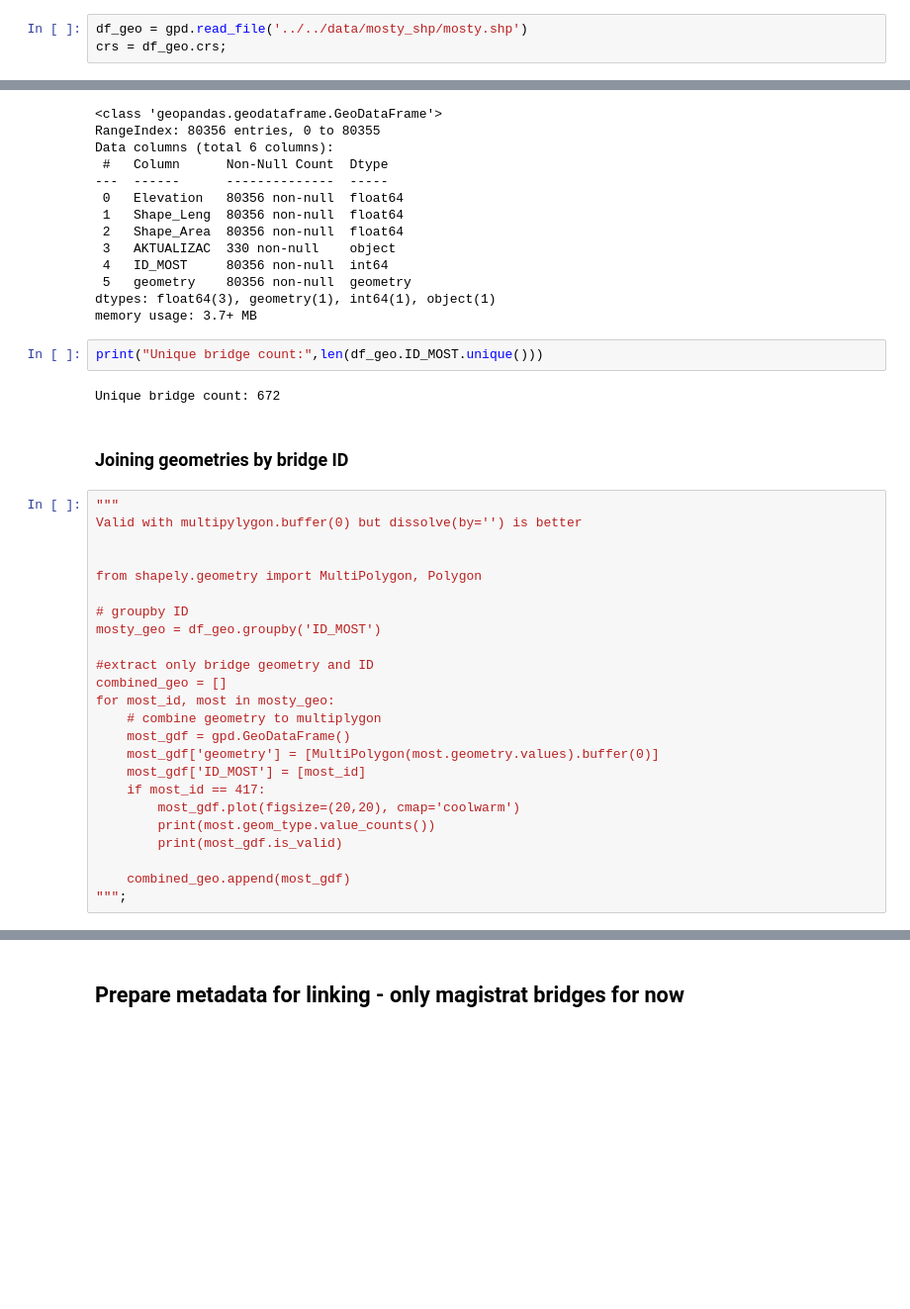
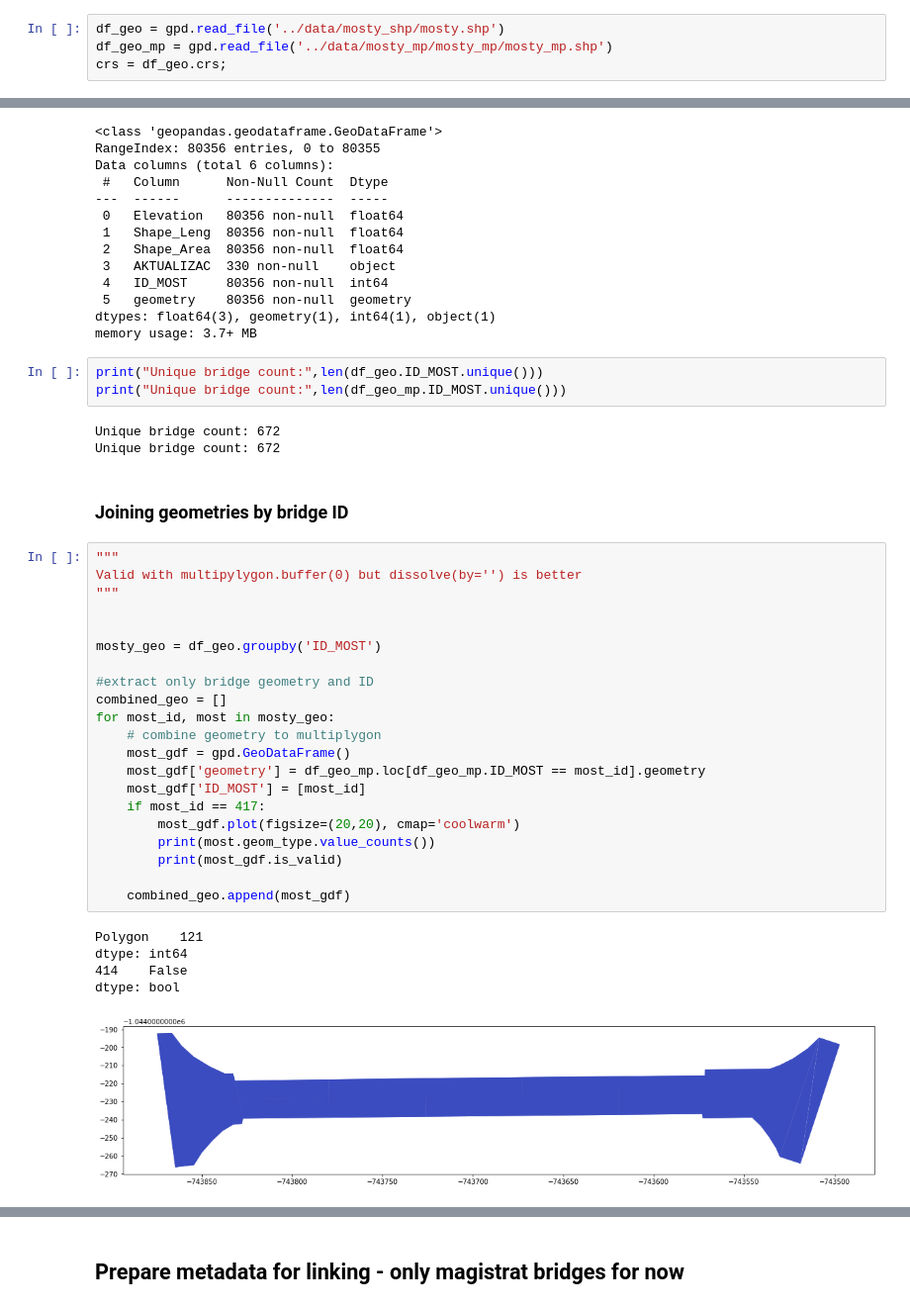
Before and after one commit to AnnaMoudra/Metadata, a Jupyter notebook: mosty/linking.ipynb, the cells around one changed output, grey strips where cells are left out. Shown at 99% size. Drawn from its saved outputs; the diff is of its cells as text; blank space fills up the shorter version.

Commit message:
Bridge scraping and linking updated

```diff
--- a/mosty/linking.ipynb
+++ b/mosty/linking.ipynb
@@ -3,7 +3,8 @@ import geopandas as gpd
 # %% [markdown]
 ## Loading bridge geo data
 # %%
-df_geo = gpd.read_file('../../data/mosty_shp/mosty.shp')
+df_geo = gpd.read_file('../data/mosty_shp/mosty.shp')
+df_geo_mp = gpd.read_file('../data/mosty_mp/mosty_mp/mosty_mp.shp')
 crs = df_geo.crs;
 # %%
 df_geo.head(3)
@@ -30,33 +36,38 @@ dtypes: float64(3), geometry(1), int64(1), object(1)
 memory usage: 3.7+ MB
 # %%
 print("Unique bridge count:",len(df_geo.ID_MOST.unique()))
+print("Unique bridge count:",len(df_geo_mp.ID_MOST.unique()))
 # %% [output]
 Unique bridge count: 672
+Unique bridge count: 672
 # %% [markdown]
 ### Joining geometries by bridge ID
 # %%
 """
 Valid with multipylygon.buffer(0) but dissolve(by='') is better
+"""
 
 
-from shapely.geometry import MultiPolygon, Polygon
-
-# groupby ID
 mosty_geo = df_geo.groupby('ID_MOST')
 
 #extract only bridge geometry and ID
 combined_geo = []
 for most_id, most in mosty_geo:
     # combine geometry to multiplygon
     most_gdf = gpd.GeoDataFrame()
-    most_gdf['geometry'] = [MultiPolygon(most.geometry.values).buffer(0)]
+    most_gdf['geometry'] = df_geo_mp.loc[df_geo_mp.ID_MOST == most_id].geometry
     most_gdf['ID_MOST'] = [most_id]
     if most_id == 417:
         most_gdf.plot(figsize=(20,20), cmap='coolwarm')
         print(most.geom_type.value_counts())
         print(most_gdf.is_valid)
 
     combined_geo.append(most_gdf)
-""";
+# %% [output]
+Polygon    121
+dtype: int64
+414    False
+dtype: bool
+[figure, added]
 # %%
 #extract only bridge geometry and ID
```
Also changed, not shown: parts of 16 cells of this notebook, 3 other files.
